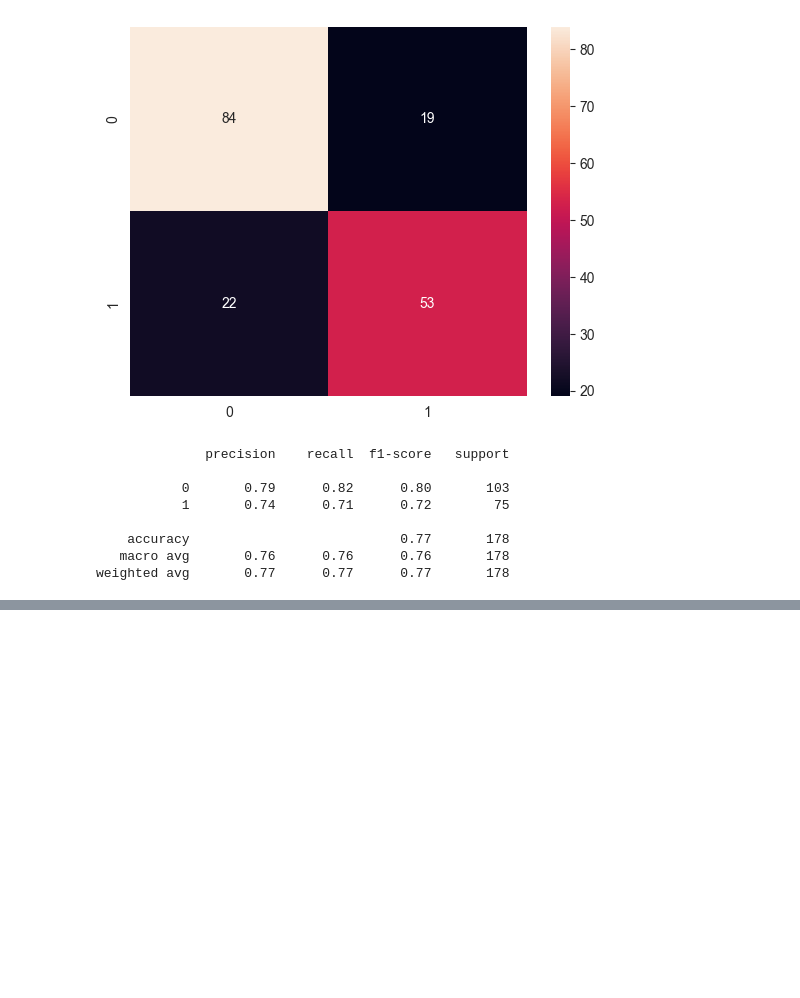
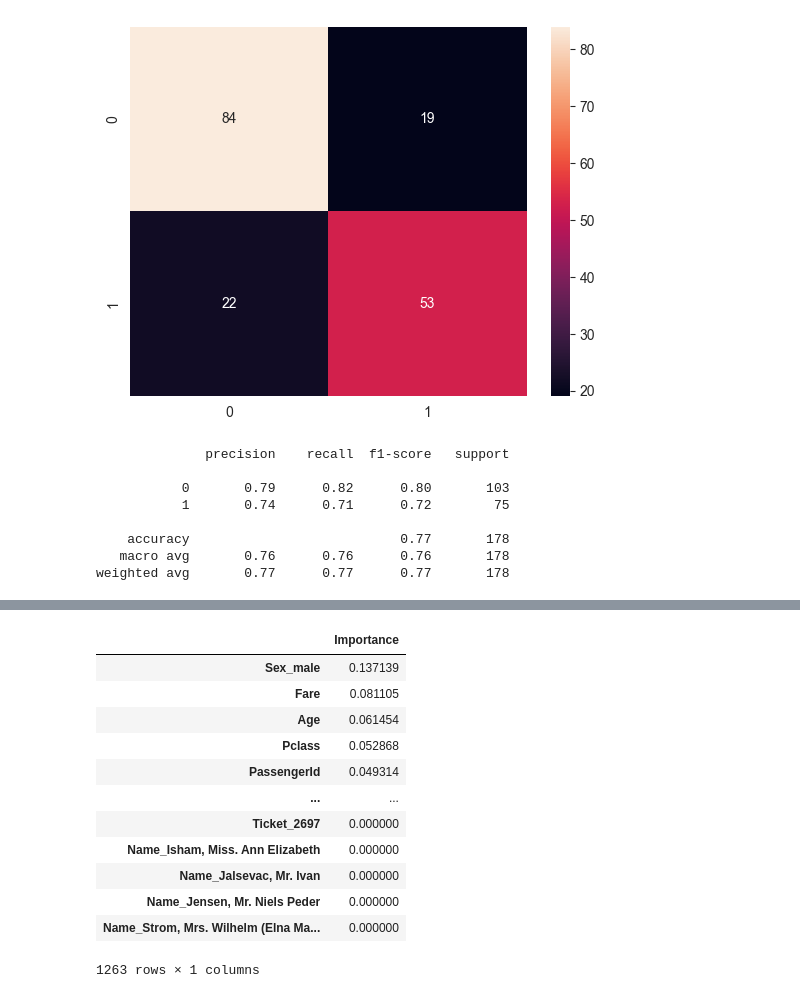
Before and after one commit to mayankagrawal16/training2022, a Jupyter notebook: day22_gui_house_price/day22_logistic_reg.ipynb, the cells around one changed output, grey strips where cells are left out. Drawn from its saved outputs; the diff is of its cells as text; code cells hidden in the pictures; blank space fills up the shorter version.

```diff
--- a/day22_gui_house_price/day22_logistic_reg.ipynb
+++ b/day22_gui_house_price/day22_logistic_reg.ipynb
@@ -426,0 +579,5 @@ weighted avg       0.77      0.77      0.77       178
+# %%
+from sklearn.ensemble import RandomForestClassifier
+
+model_rf= RandomForestClassifier().fit(xtrain,ytrain)
+print(classification_report(ytest,model_rf.predict(xtest)))
@@ -426,0 +593,16 @@ weighted avg       0.77      0.77      0.77       178
+# %%
+pd.DataFrame(model_rf.feature_importances_,index=xtrain.columns, columns=['Importance']).sort_values(by='Importance',ascending=False)
+# %% [output]
+|  | Importance |
+| Sex_male | 0.137139 |
+| Fare | 0.081105 |
+| Age | 0.061454 |
+| Pclass | 0.052868 |
+| PassengerId | 0.049314 |
+| ... | ... |
+| Ticket_2697 | 0.000000 |
+| Name_Isham, Miss. Ann Elizabeth | 0.000000 |
+| Name_Jalsevac, Mr. Ivan | 0.000000 |
+| Name_Jensen, Mr. Niels Peder | 0.000000 |
+| Name_Strom, Mrs. Wilhelm (Elna Ma... | 0.000000 |
+1263 rows × 1 columns
```
Also changed, not shown: parts of 29 cells of this notebook, 3 other files.
